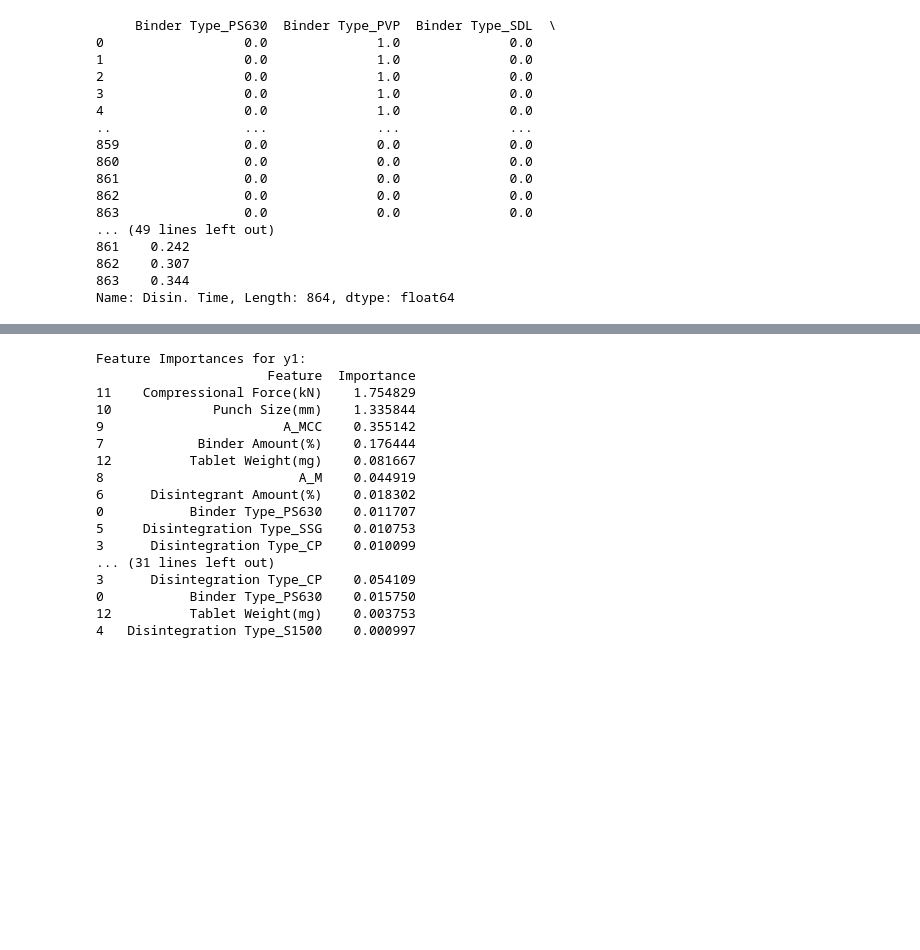
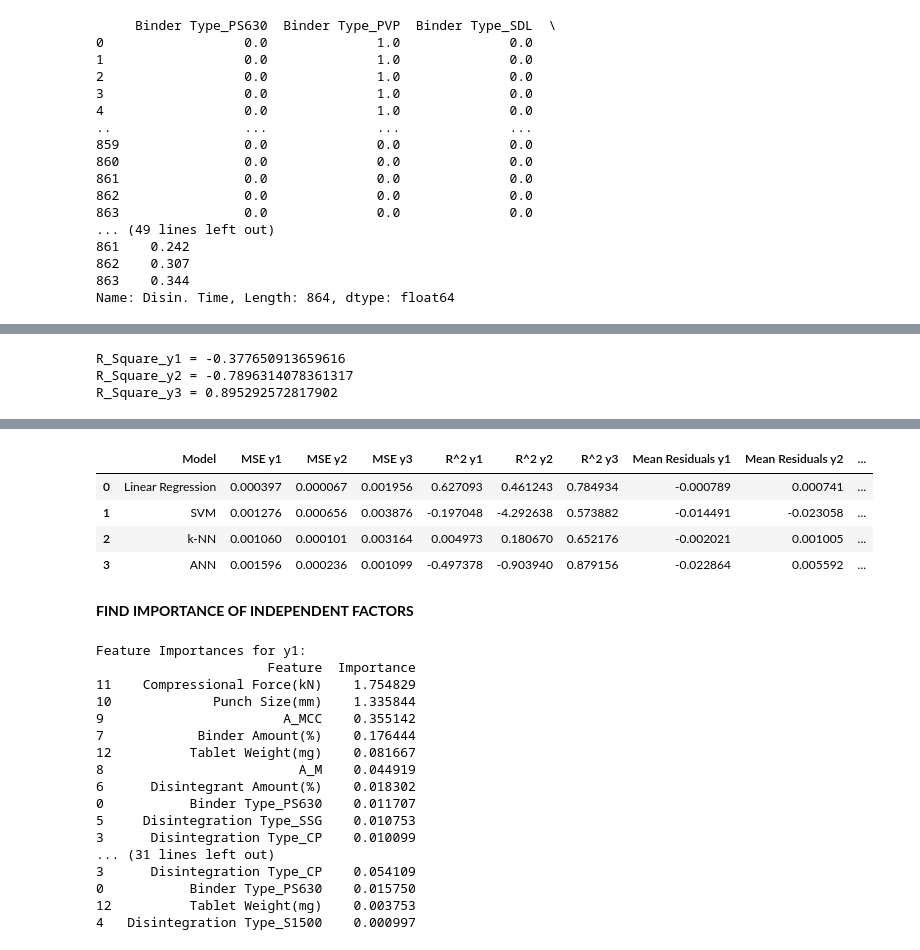
Before and after one commit to Swayamprakashpatel/IR_Tablet, a Jupyter notebook: IR_Tablet.ipynb, the cells around one changed output, grey strips where cells are left out. Saved outputs shown, nothing was run; the diff lists cells and outputs as text; code cells hidden in the pictures; blank space fills up the shorter version.

```diff
--- a/IR_Tablet.ipynb
+++ b/IR_Tablet.ipynb
@@ -361,3 +445,16 @@ print(r2_y3_ann_all)
+# %%
+from sklearn.metrics import r2_score
+
+r2_y1_ann_all = r2_score(y1, y1_pred_ann_all)
+r2_y2_ann_all = r2_score(y2, y2_pred_ann_all)
+r2_y3_ann_all = r2_score(y3, y3_pred_ann_all)
+print('R_Square_y1 =', r2_y1_ann_all)
+print('R_Square_y2 =', r2_y2_ann_all)
+print('R_Square_y3 =', r2_y3_ann_all)
+# %% [output]
+R_Square_y1 = -0.377650913659616
+R_Square_y2 = -0.7896314078361317
+R_Square_y3 = 0.895292572817902
 # %%
 # Calculate R-squared value for each model and output variable
 r2_y1_linear = linear_reg_y1.score(X_test, y1_test)
@@ -438,4 +535,39 @@ metrics = pd.DataFrame({
 # Print the evaluation metrics
 print("Evaluation Metrics:")
 print(metrics)
+
+#SEE RESULTS IN TABLE FORM
+
+import numpy as np
+import pandas as pd
+
+# Calculate R-squared value for y1,y2 and y3
+from sklearn.metrics import r2_score
+r2_y1_ann = r2_score(y1_test, y1_pred_ann)
+r2_y2_ann = r2_score(y2_test, y2_pred_ann)
+r2_y3_ann = r2_score(y3_test, y3_pred_ann)
+
+# Print the mean of residuals for y1
+mean_residuals_y1_ann = np.mean(residuals_y1_ann)
+
+# Create a DataFrame to store the evaluation metrics
+metrics = pd.DataFrame({
+    'Model': ['Linear Regression', 'SVM', 'k-NN', 'ANN'],
+    'MSE y1': [linear_mse_y1, svm_mse_y1, knn_mse_y1, ann_mse_y1],
+    'MSE y2': [linear_mse_y2, svm_mse_y2, knn_mse_y2, ann_mse_y2],
+    'MSE y3': [linear_mse_y3, svm_mse_y3, knn_mse_y3, ann_mse_y3],
+    'R^2 y1': [r2_y1_linear, r2_y1_svm, r2_y1_knn, r2_y1_ann],
+    'R^2 y2': [r2_y2_linear, r2_y2_svm, r2_y2_knn, r2_y2_ann],
+    'R^2 y3': [r2_y3_linear, r2_y3_svm, r2_y3_knn, r2_y3_ann],
+    'Mean Residuals y1': [np.mean(residuals_y1_linear), np.mean(residuals_y1_svm),
+                          np.mean(residuals_y1_knn), mean_residuals_y1_ann],
+    'Mean Residuals y2': [np.mean(residuals_y2_linear), np.mean(residuals_y2_svm),
+                          np.mean(residuals_y2_knn), np.mean(residuals_y2_ann)],
+    'Mean Residuals y3': [np.mean(residuals_y3_linear), np.mean(residuals_y3_svm),
+                          np.mean(residuals_y3_knn), np.mean(residuals_y3_ann)]
+})
+
+# Print the evaluation metrics
+print("Evaluation Metrics:")
+display(metrics)
 # %% [output]
@@ -460,3 +593,10 @@ Evaluation Metrics:
+|  | Model | MSE y1 | MSE y2 | MSE y3 | R^2 y1 | R^2 y2 | R^2 y3 | Mean Residuals y1 | Mean Residuals y2 | ... |
+| 0 | Linear Regression | 0.000397 | 0.000067 | 0.001956 | 0.627093 | 0.461243 | 0.784934 | -0.000789 | 0.000741 | ... |
+| 1 | SVM | 0.001276 | 0.000656 | 0.003876 | -0.197048 | -4.292638 | 0.573882 | -0.014491 | -0.023058 | ... |
+| 2 | k-NN | 0.001060 | 0.000101 | 0.003164 | 0.004973 | 0.180670 | 0.652176 | -0.002021 | 0.001005 | ... |
+| 3 | ANN | 0.001596 | 0.000236 | 0.001099 | -0.497378 | -0.903940 | 0.879156 | -0.022864 | 0.005592 | ... |
+# %% [markdown]
+**FIND IMPORTANCE OF INDEPENDENT FACTORS**
 # %%
 # Feature importances for y1
 y1_feature_importances = np.abs(linear_reg_y1.coef_)
```
Also changed, not shown: parts of 5 cells of this notebook.
